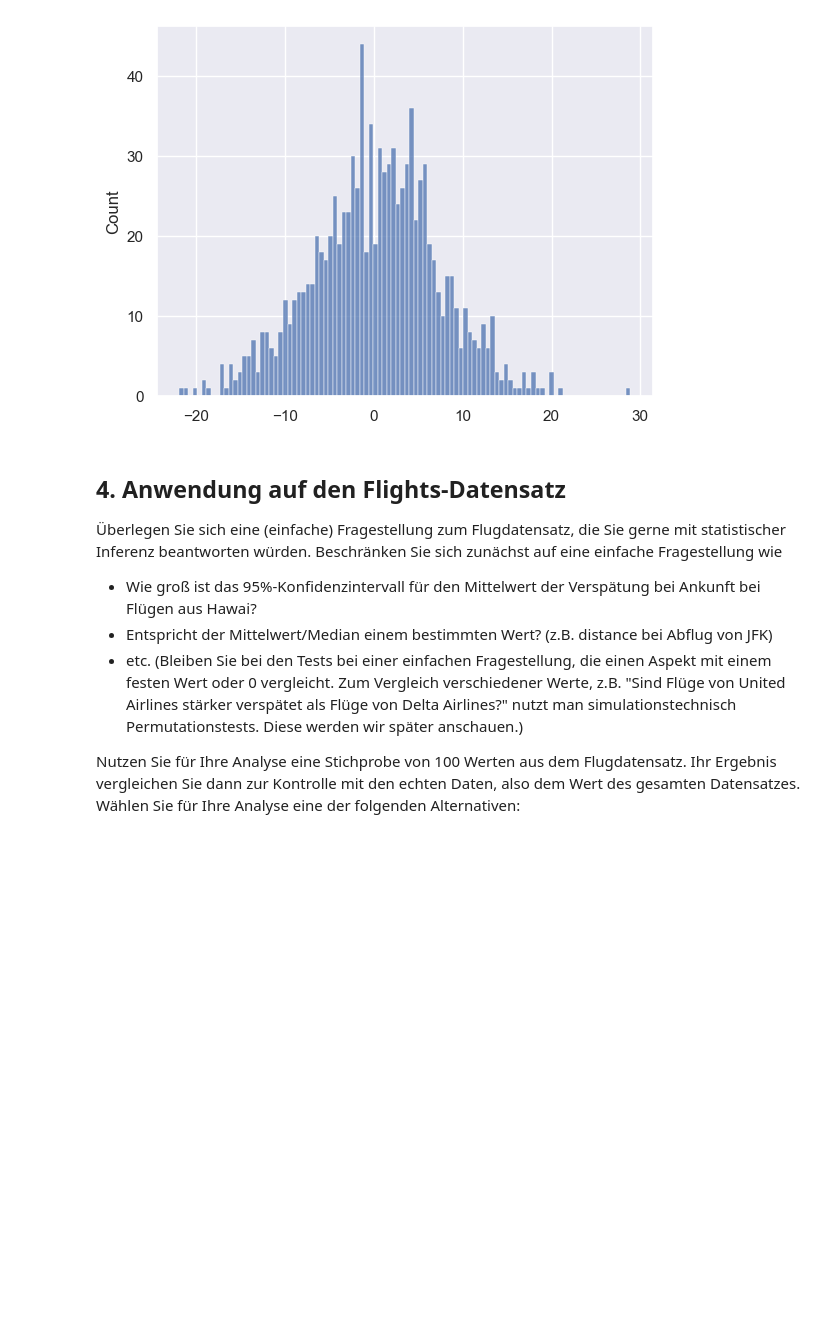
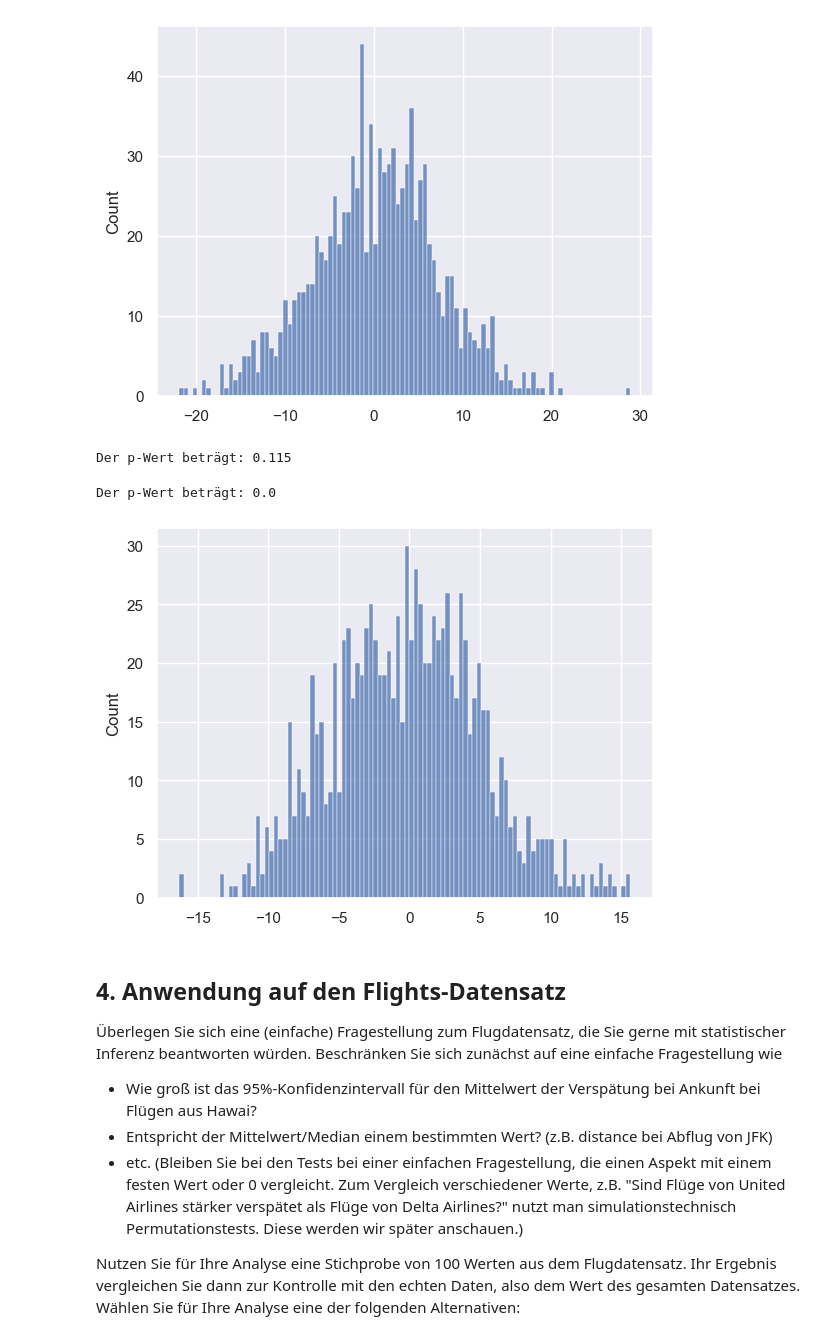
Before and after one commit to NicolasPawelka/Home, a Jupyter notebook: Sem7/DAT/3_SimulationsbasierteInferenz.ipynb, the cells around one changed output. Drawn from its saved outputs; the diff is of its cells as text; code cells hidden in the pictures; blank space fills up the shorter version.

```diff
--- a/Sem7/DAT/3_SimulationsbasierteInferenz.ipynb
+++ b/Sem7/DAT/3_SimulationsbasierteInferenz.ipynb
@@ -203,8 +203,47 @@ sns.histplot(tests_mean,bins=100)
 # Berechnung des p-Werts der echten Stichprobe.
 # p-Wert = wie wahrscheinlich wäre der echte Stichprobenmittelwert oder ein extremerer Wert, wenn die H0 wahr wäre?
 # Berechnet werden muss also der Anteil der Werte in der Stichprobenverteilung, die größer oder gleich dem echten Stichprobenmittelwert sind.
+
+counter = 0
+echte_stichprobe_mean = np.mean(echte_stichprobe)
+
+for value in tests_mean:
+    if abs(value) >= echte_stichprobe_mean:
+        counter += 1
+
+print(f"Der p-Wert beträgt: {counter/np.size(tests_mean)}")
+# %% [output]
+Der p-Wert beträgt: 0.115
 # %%
 # TODO: Wiederholen Sie das Ganze mit einer Stichprobe von 100 Werten und verschiedenen sample seeds (z.B. 3 und 38)
+
+np.random.seed(38)
+# Ziehen der echten Stichprobe:
+echte_stichprobe_100 = resample(delay, n_samples=100, replace=False)
+
+tests_mean_100 = []
+# Schleife mit 1000 Wiederholungen:
+for _ in range(1000):
+    # Ziehen einer Stichprobe von 100 Werten aus Normalverteilung mit Erwartungswert 0 (loc=...) und Streuung der Stichprobe (scale=...)
+    sample = np.random.normal(loc=0, scale=echte_stichprobe_100.std(), size=100)
+
+    # Mittelwert der Stichprobe berechnen und in Liste einfügen
+    tests_mean_100.append(sample.mean())
+
+# Histogramm der Liste darstellen
+sns.histplot(tests_mean_100,bins=100)
+
+counter = 0
+echte_stichprobe_mean_100 = np.mean(echte_stichprobe_100)
+
+for value in tests_mean_100:
+    if abs(value) >= echte_stichprobe_mean_100:
+        counter += 1
+
+print(f"Der p-Wert beträgt: {counter/np.size(tests_mean_100)}")
+# %% [output]
+Der p-Wert beträgt: 0.0
+[figure, added]
 # %% [markdown]
 ## 4. Anwendung auf den Flights-Datensatz
 
```
Also changed, not shown: parts of 3 cells of this notebook.
